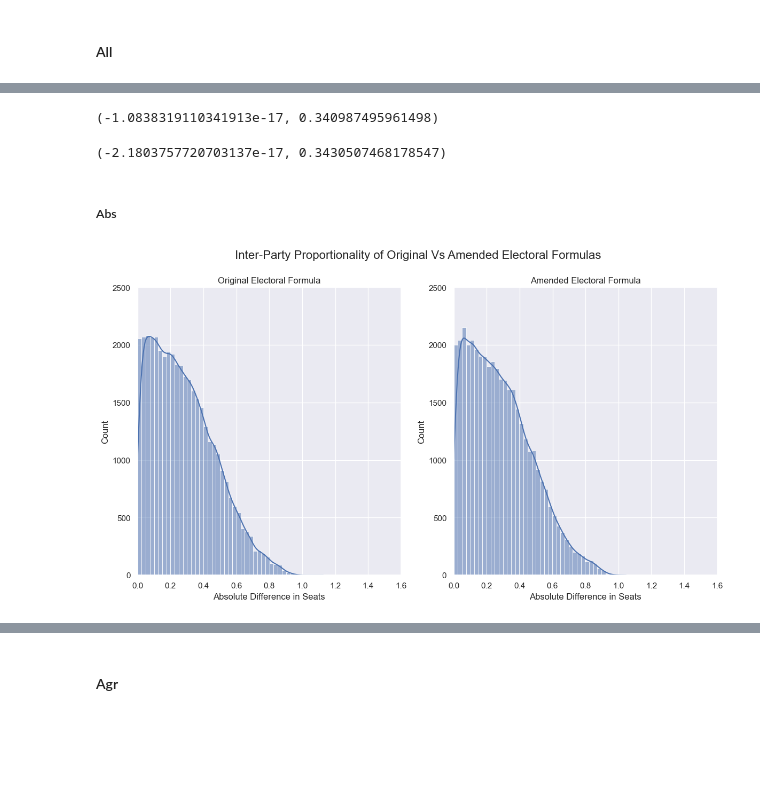
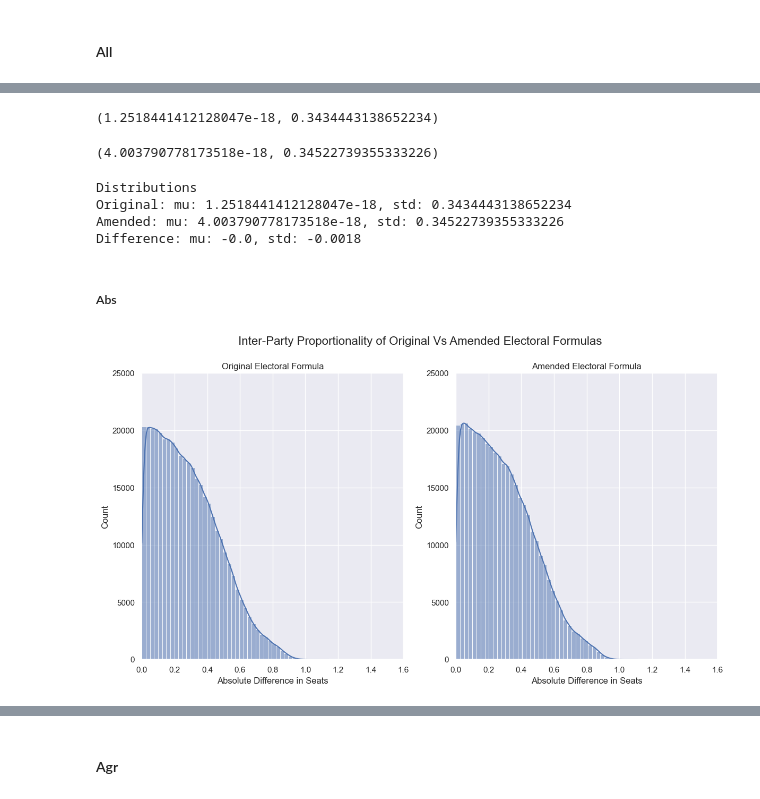
Before and after one commit to SimonRosen173/electoral-formula-polish, a Jupyter notebook: notebooks/analysis_exp2.ipynb, the cells around one changed output, grey strips where cells are left out. Cells and saved outputs as stored; diff of their text form; code cells hidden in the pictures; blank space fills up the shorter version.

```diff
--- a/notebooks/analysis_exp2.ipynb
+++ b/notebooks/analysis_exp2.ipynb
@@ -41,8 +65,9 @@ amend_df.head()
 # %%
-amend_df = pd.read_csv(f"{data_path}/nat_amend{file_postfix}.csv")
-drop_cols = ["max_diff_seats", "mean_diff_seats", "min_diff_seats",	"max_diff_perc",
-             "mean_diff_perc", "min_diff_perc"]
-amend_df.drop(drop_cols, inplace=True, axis=1)
+amend_df = pd.read_csv(f"{data_path}/nat_amend{file_postfix}.csv",
+                       usecols=use_cols, nrows=NROWS)
+# drop_cols = ["max_diff_seats", "mean_diff_seats", "min_diff_seats",	"max_diff_perc",
+#              "mean_diff_perc", "min_diff_perc"]
+# amend_df.drop(drop_cols, inplace=True, axis=1)
 amend_df.head()
 # %% [output]
 |  | index | seats | forf_seats | tot_rem_seats | tot_surplus | is_ind | is_forfeit | reg_votes | comp_votes | ... |
@@ -59,7 +84,7 @@ amend_df.iloc[0, 0]
 # %% [markdown]
 ### Original Formula
 # %%
-orig_df = pd.read_csv(f"{data_path}/nat_orig{file_postfix}.csv")
+orig_df = pd.read_csv(f"{data_path}/nat_orig{file_postfix}.csv", nrows=NROWS)
 drop_cols = ["max_diff_seats", "mean_diff_seats", "min_diff_seats",	"max_diff_perc",
              "mean_diff_perc", "min_diff_perc"]
 orig_df.drop(drop_cols, inplace=True, axis=1)
@@ -686,8 +669,10 @@ Amended:
 Optimal seats for amended formula is only calculated using parties
 # %% [markdown]
 #### All
+# %%
+YMAX = 12500
 # %%
-y_max = 1250
+y_max = YMAX
 
 amend_all_data = all_amend_p_df
 orig_all_data = all_orig_df
@@ -734,46 +719,56 @@ Ammended:
 # %%
 x1 = orig_all_data["seat_diff"]
-mu, std = norm.fit(x1)
-mu, std
+mu1, std1 = norm.fit(x1)
+mu1, std1
 # %% [output]
-(-1.0838319110341913e-17, 0.340987495961498)
+(1.2518441412128047e-18, 0.3434443138652234)
 # %%
 x2 = amend_all_data["seat_diff"]
-mu, std = norm.fit(x2)
-mu, std
+mu2, std2 = norm.fit(x2)
+mu2, std2
 # %% [output]
-(-2.1803757720703137e-17, 0.3430507468178547)
+(4.003790778173518e-18, 0.34522739355333226)
+# %%
+print("Distributions")
+print(f"Original: mu: {mu1}, std: {std1}")
+print(f"Amended: mu: {mu2}, std: {std2}")
+print(f"Difference: mu: {round(mu1 - mu2, 4)}, std: {round(std1 - std2, 4)}")
+# %% [output]
+Distributions
+Original: mu: 1.2518441412128047e-18, std: 0.3434443138652234
+Amended: mu: 4.003790778173518e-18, std: 0.34522739355333226
+Difference: mu: -0.0, std: -0.0018
 # %% [markdown]
 ##### Abs
 # %%
-y_max = 1250 * 2
+y_max = YMAX * 2
 
 amend_all_data = all_amend_p_df
 orig_all_data = all_orig_df
 amend_all_data = amend_all_data[amend_all_data["is_ind"]==False]
 
 fig, axs = plt.subplots(1,2, figsize=(14, 7))
 
 fig.suptitle('Inter-Party Proportionality of Original Vs Amended Electoral Formulas', fontsize=16)
 
 for ax in axs:
     ax.set_xlim(0, 1.6)
     ax.set_ylim(0, y_max)
 
 axs[0].set_xlabel("Absolute Difference in Seats")
 axs[1].set_xlabel("Absolute Difference in Seats")
 
 axs[0].set_title("Original Electoral Formula")
 axs[1].set_title("Amended Electoral Formula")
 
 hist_kwargs = {"binwidth":0.025, "kde": True}
 
 sns.histplot(orig_all_data["seat_diff"].abs(), ax=axs[0], **hist_kwargs)
 sns.histplot(amend_all_data["seat_diff"].abs(), ax=axs[1], **hist_kwargs)
 
 fig.savefig(f"{figs_path}/ip_prop_abs.png")
 # %% [output]
-[figure, old version]
+[figure, new version]
 # %%
 sd_orig_stats = calc_stats(orig_all_data["seat_diff"].abs())
 sd_amend_stats = calc_stats(amend_all_data["seat_diff"].abs())
```
Also changed, not shown: parts of 41 cells of this notebook, 5 other files.
